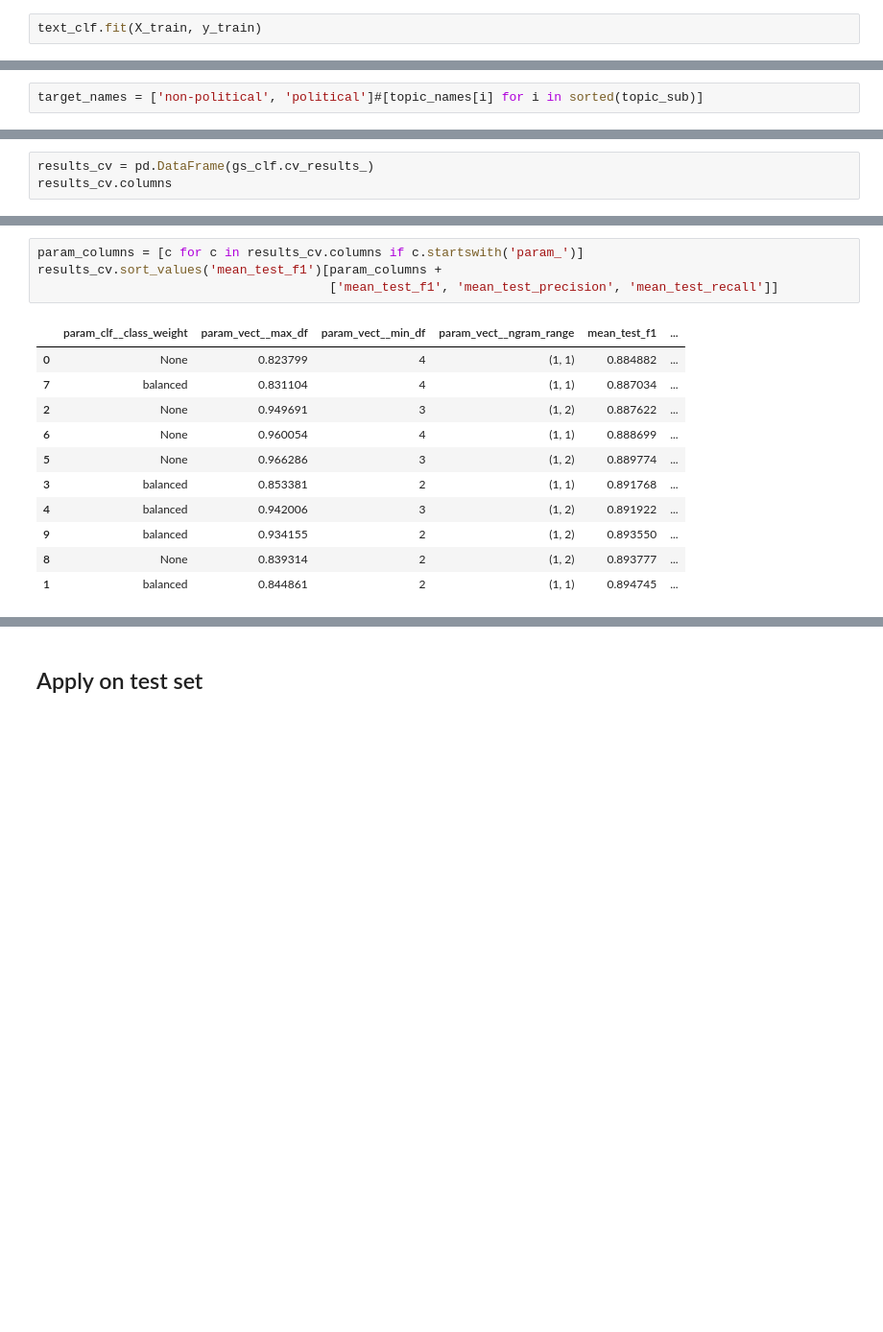
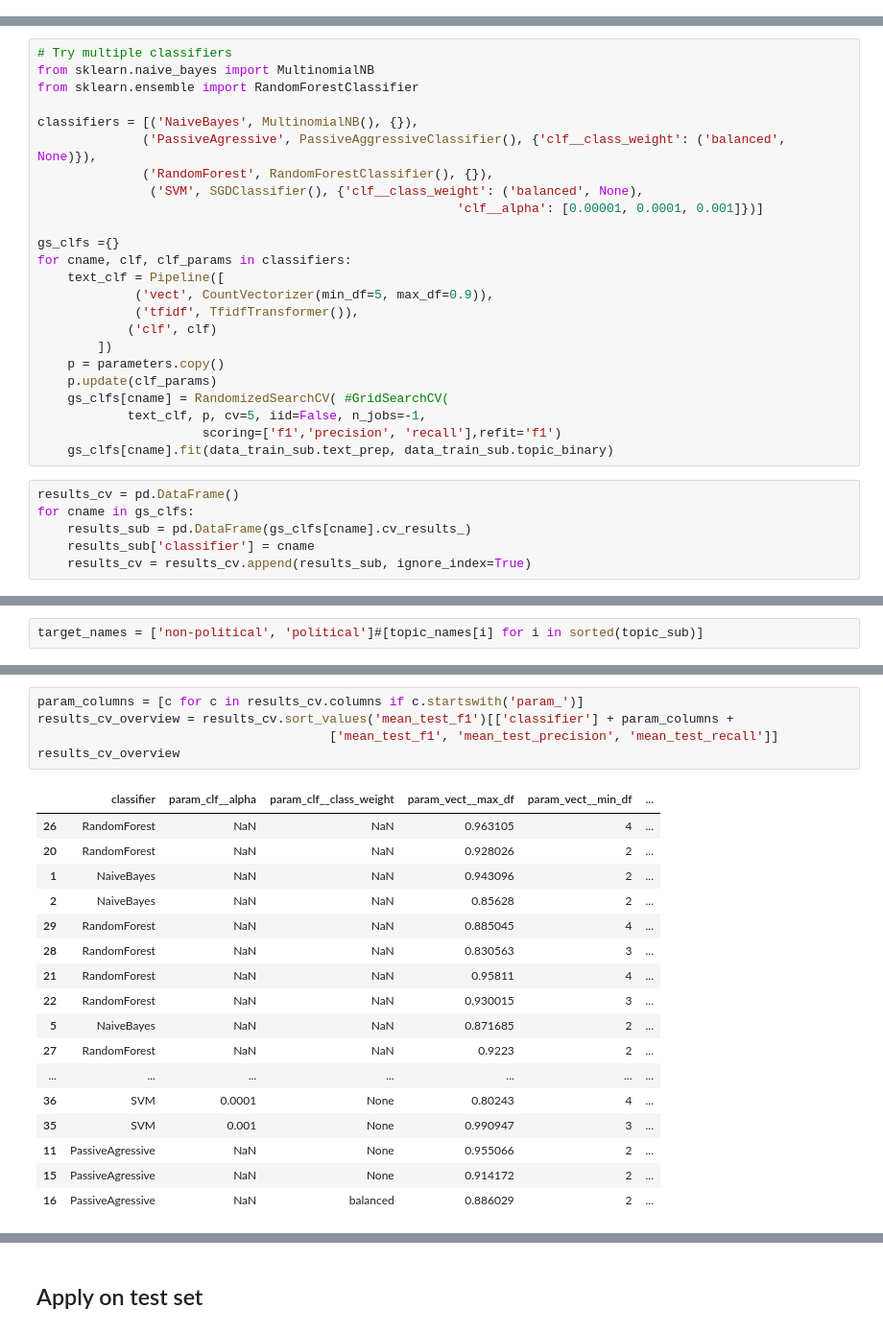
Before and after one commit to Filter-Bubble/topics, a Jupyter notebook: notebooks/Coding-classification.ipynb, the cells around one changed output, grey strips where cells are left out. Shown: that part at 96% size. Cells and saved outputs as stored; diff of their text form; blank space fills up the shorter version.

Commit message:
Try multiple classifiers

```diff
--- a/notebooks/Coding-classification.ipynb
+++ b/notebooks/Coding-classification.ipynb
@@ -108,3 +110 @@ text_clf = Pipeline([
 ])
-# %%
-text_clf.fit(X_train, y_train)
@@ -130,0 +126,30 @@ predicted = text_clf.predict(X_val)
+# %%
+# Try multiple classifiers
+from sklearn.naive_bayes import MultinomialNB
+from sklearn.ensemble import RandomForestClassifier
+
+classifiers = [('NaiveBayes', MultinomialNB(), {}),
+              ('PassiveAgressive', PassiveAggressiveClassifier(), {'clf__class_weight': ('balanced', None)}),
+              ('RandomForest', RandomForestClassifier(), {}),
+               ('SVM', SGDClassifier(), {'clf__class_weight': ('balanced', None),
+                                                        'clf__alpha': [0.00001, 0.0001, 0.001]})]
+
+gs_clfs ={}
+for cname, clf, clf_params in classifiers:
+    text_clf = Pipeline([
+             ('vect', CountVectorizer(min_df=5, max_df=0.9)),
+             ('tfidf', TfidfTransformer()),
+            ('clf', clf)
+        ])
+    p = parameters.copy()
+    p.update(clf_params)
+    gs_clfs[cname] = RandomizedSearchCV( #GridSearchCV(
+            text_clf, p, cv=5, iid=False, n_jobs=-1,
+                      scoring=['f1','precision', 'recall'],refit='f1')
+    gs_clfs[cname].fit(data_train_sub.text_prep, data_train_sub.topic_binary)
+# %%
+results_cv = pd.DataFrame()
+for cname in gs_clfs:
+    results_sub = pd.DataFrame(gs_clfs[cname].cv_results_)
+    results_sub['classifier'] = cname
+    results_cv = results_cv.append(results_sub, ignore_index=True)
@@ -162,3 +178,0 @@ gs_clf = gs_clf.fit(data_train_sub.text_prep, data_train_sub.topic_binary)
-# %%
-results_cv = pd.DataFrame(gs_clf.cv_results_)
-results_cv.columns
@@ -178,16 +195,23 @@ Index(['mean_fit_time', 'std_fit_time', 'mean_score_time', 'std_score_time',
 # %%
 param_columns = [c for c in results_cv.columns if c.startswith('param_')]
-results_cv.sort_values('mean_test_f1')[param_columns +
+results_cv_overview = results_cv.sort_values('mean_test_f1')[['classifier'] + param_columns +
                                        ['mean_test_f1', 'mean_test_precision', 'mean_test_recall']]
+results_cv_overview
 # %% [output]
-|  | param_clf__class_weight | param_vect__max_df | param_vect__min_df | param_vect__ngram_range | mean_test_f1 | ... |
-| 0 | None | 0.823799 | 4 | (1, 1) | 0.884882 | ... |
-| 7 | balanced | 0.831104 | 4 | (1, 1) | 0.887034 | ... |
-| 2 | None | 0.949691 | 3 | (1, 2) | 0.887622 | ... |
-| 6 | None | 0.960054 | 4 | (1, 1) | 0.888699 | ... |
-| 5 | None | 0.966286 | 3 | (1, 2) | 0.889774 | ... |
-| 3 | balanced | 0.853381 | 2 | (1, 1) | 0.891768 | ... |
-| 4 | balanced | 0.942006 | 3 | (1, 2) | 0.891922 | ... |
-| 9 | balanced | 0.934155 | 2 | (1, 2) | 0.893550 | ... |
-| 8 | None | 0.839314 | 2 | (1, 2) | 0.893777 | ... |
-| 1 | balanced | 0.844861 | 2 | (1, 1) | 0.894745 | ... |
+|  | classifier | param_clf__alpha | param_clf__class_weight | param_vect__max_df | param_vect__min_df | ... |
+| 26 | RandomForest | NaN | NaN | 0.963105 | 4 | ... |
+| 20 | RandomForest | NaN | NaN | 0.928026 | 2 | ... |
+| 1 | NaiveBayes | NaN | NaN | 0.943096 | 2 | ... |
+| 2 | NaiveBayes | NaN | NaN | 0.85628 | 2 | ... |
+| 29 | RandomForest | NaN | NaN | 0.885045 | 4 | ... |
+| 28 | RandomForest | NaN | NaN | 0.830563 | 3 | ... |
+| 21 | RandomForest | NaN | NaN | 0.95811 | 4 | ... |
+| 22 | RandomForest | NaN | NaN | 0.930015 | 3 | ... |
+| 5 | NaiveBayes | NaN | NaN | 0.871685 | 2 | ... |
+| 27 | RandomForest | NaN | NaN | 0.9223 | 2 | ... |
+| ... | ... | ... | ... | ... | ... | ... |
+| 36 | SVM | 0.0001 | None | 0.80243 | 4 | ... |
+| 35 | SVM | 0.001 | None | 0.990947 | 3 | ... |
+| 11 | PassiveAgressive | NaN | None | 0.955066 | 2 | ... |
+| 15 | PassiveAgressive | NaN | None | 0.914172 | 2 | ... |
+| 16 | PassiveAgressive | NaN | balanced | 0.886029 | 2 | ... |
```
Also changed, not shown: parts of 23 cells of this notebook.
